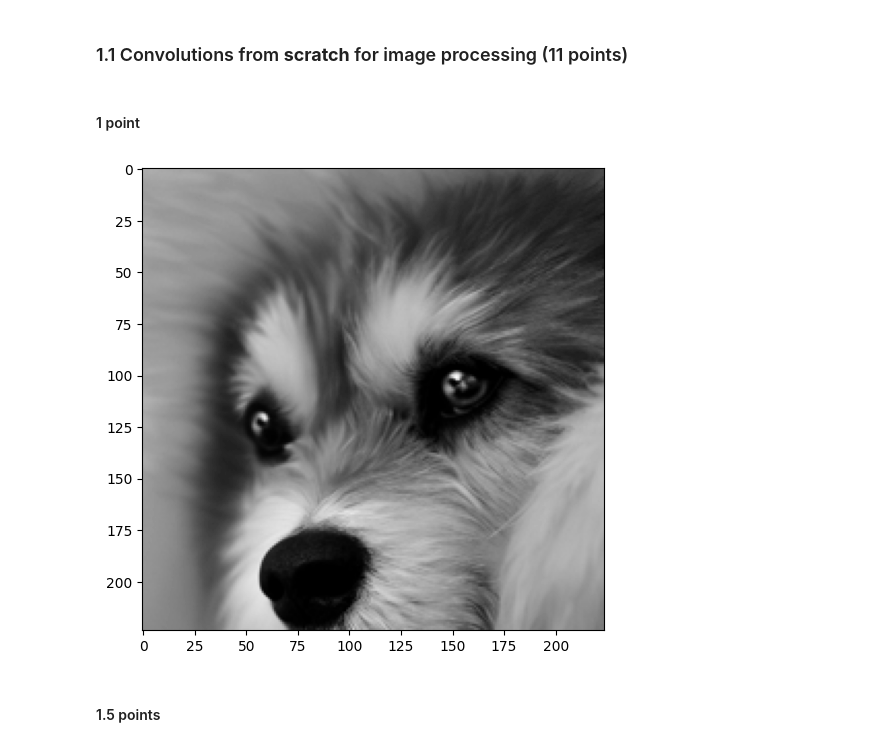
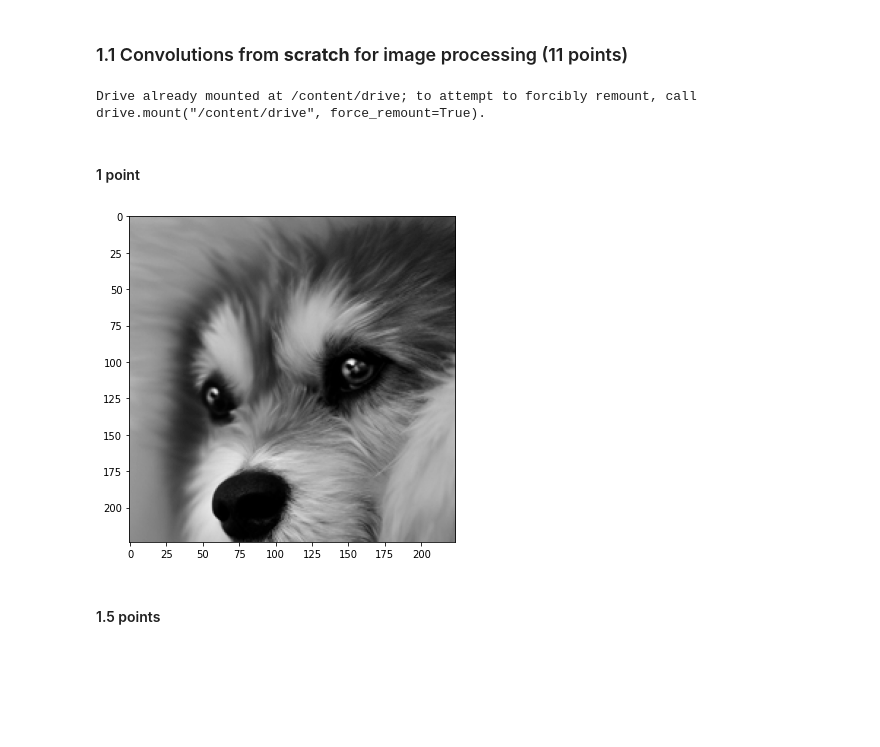
Before and after one commit to tctsung/Deep_Learning_in_Medicine, a Jupyter notebook: HW2/BMIN_HW2_Spring_2023.ipynb, the cells around one changed output. Drawn from its saved outputs; the diff is of its cells as text; code cells hidden in the pictures; blank space fills up the shorter version.

```diff
--- a/HW2/BMIN_HW2_Spring_2023.ipynb
+++ b/HW2/BMIN_HW2_Spring_2023.ipynb
@@ -37,21 +37,28 @@ def plot_two_images(img1: np.array, img2: np.array):
     _, ax = plt.subplots(1, 2, figsize=(12, 6))
     ax[0].imshow(img1, cmap='gray')
     ax[1].imshow(img2, cmap='gray')
+# %%
+# to link my folder to colab
+from google.colab import drive
+drive.mount('/content/drive')
+# %% [output]
+Drive already mounted at /content/drive; to attempt to forcibly remount, call drive.mount("/content/drive", force_remount=True).
 # %% [markdown]
 #### 1 point
 # %%
 # TODO: Load any image of your choice and display (plot) the resized image (224*224) in grayscale using the plot_image function.
 # OR you can also utilize the sample image provided --> frog.png
 # (None of these transformations are mandatory, but they make our job a bit easier,
 # as there’s only one color channel to apply convolution to)
-
-raw = Image.open('data/dog.jpeg')      # input: a image of a dog generated from deepai.org
+path = '/content/drive/MyDrive/Colab Notebooks/data'
+# raw = Image.open('data/dog.jpeg')
+raw = Image.open(f'{path}/dog.jpeg')      # input: a image of a dog generated from deepai.org
 raw = raw.convert('L')                 # convert to grayscale
 img_resize = raw.resize((224, 224))    # resize to 224*224
 dog = np.asarray(img_resize)           # turn to array
 plot_image(dog)
 # %% [output]
-[figure, old version]
+[figure, new version]
 # %%
 # Defining Filters
 sharpen = np.array([
```
Also changed, not shown: parts of 9 cells of this notebook, 1 other file.
